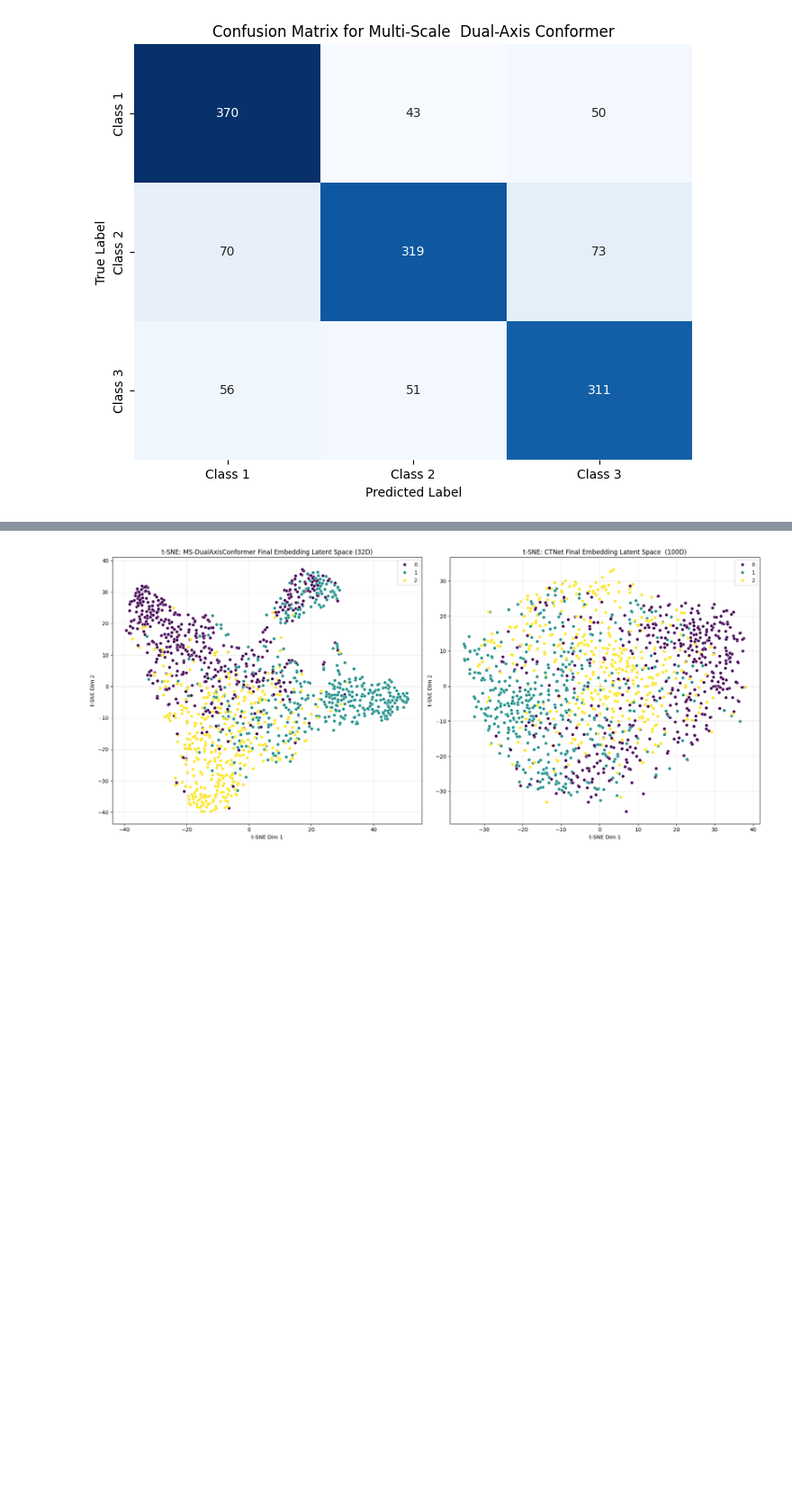
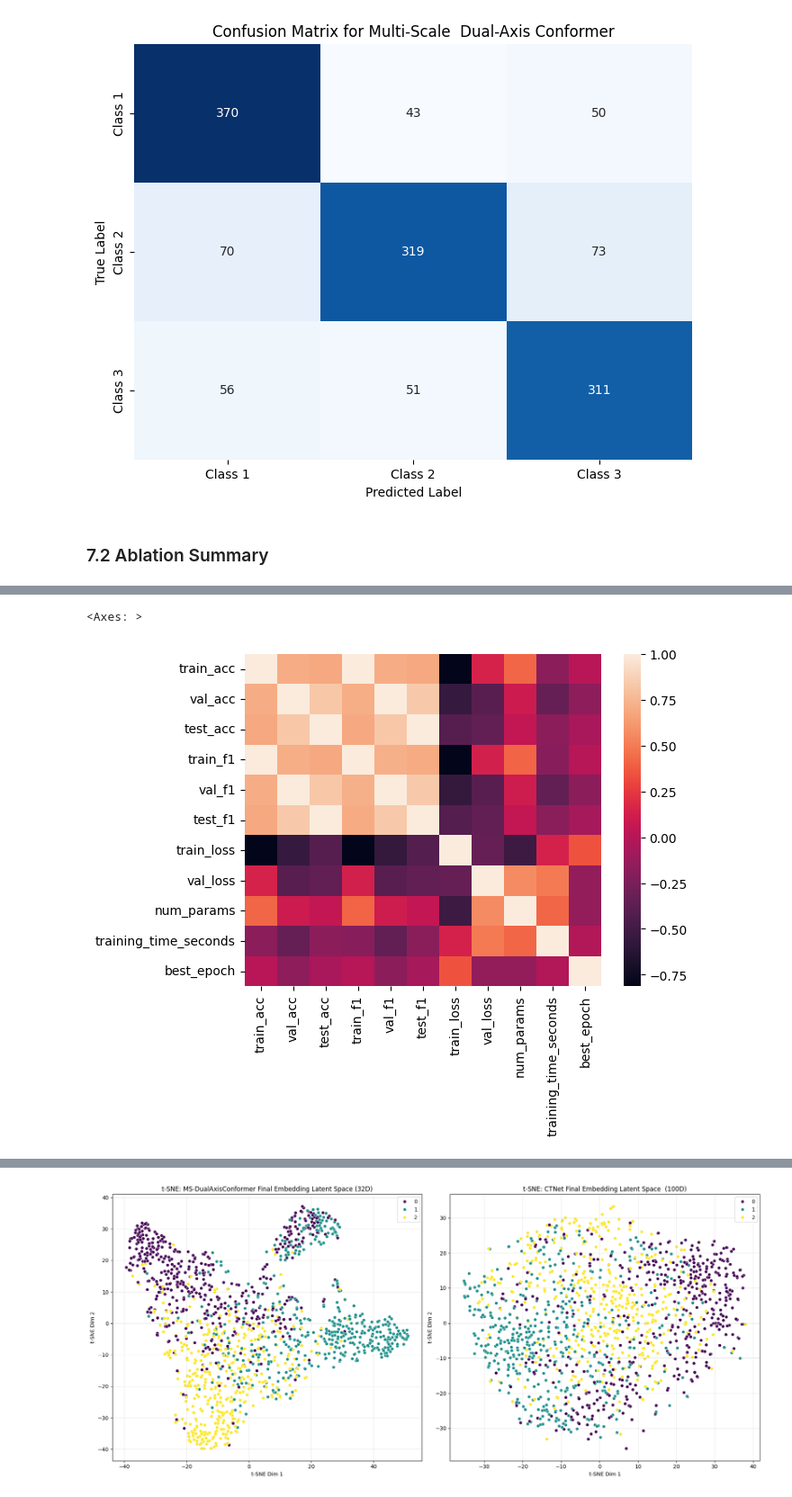
Before and after one commit to eZWALT/ML4HD-Machine-Learning-for-Human-Data, a Jupyter notebook: PROJECT/src/clean.ipynb, the cells around one changed output, grey strips where cells are left out. Shown at 90% size. Cells and saved outputs as stored; diff of their text form; code cells hidden in the pictures; blank space fills up the shorter version.

```diff
--- a/PROJECT/src/clean.ipynb
+++ b/PROJECT/src/clean.ipynb
@@ -2986,6 +2987,8 @@ plt.close('all')
 Test F1-Score: 74.41%
 Test Accuracy: 74.46%
 [figure]
+# %% [markdown]
+### 7.2 Ablation Summary
 # %%
 ablation_summary_df = save_results_summary()
 print("Ablation Study Summary:")
@@ -3010,3 +3013,9 @@ Ablation Study Summary:
 | 33 | G5 | G | Very large embedding (256 dim) | 2026-01-17T17:09:31.249376 | 0.996574 | 0.812360 | 0.798213 | 0.996574 | 0.812569 | 0.797967 | ... |
 | 34 | G6 | G | Very Very Large Embedding (384 dim) | 2026-01-17T17:46:49.826812 | 0.964600 | 0.804914 | 0.793745 | 0.964572 | 0.804503 | 0.793316 | ... |
 | 35 | G7 | G | Huge Embedding (512 dim) | 2026-01-17T18:54:19.505210 | 0.988678 | 0.800447 | 0.801936 | 0.988674 | 0.800425 | 0.801795 | ... |
+# %%
+numeric_df = ablation_summary_df.select_dtypes(include=np.number)
+sns.heatmap(numeric_df.corr())
+# %% [output]
+<Axes: >
+[figure, added]
```
Also changed, not shown: parts of 10 cells of this notebook.
